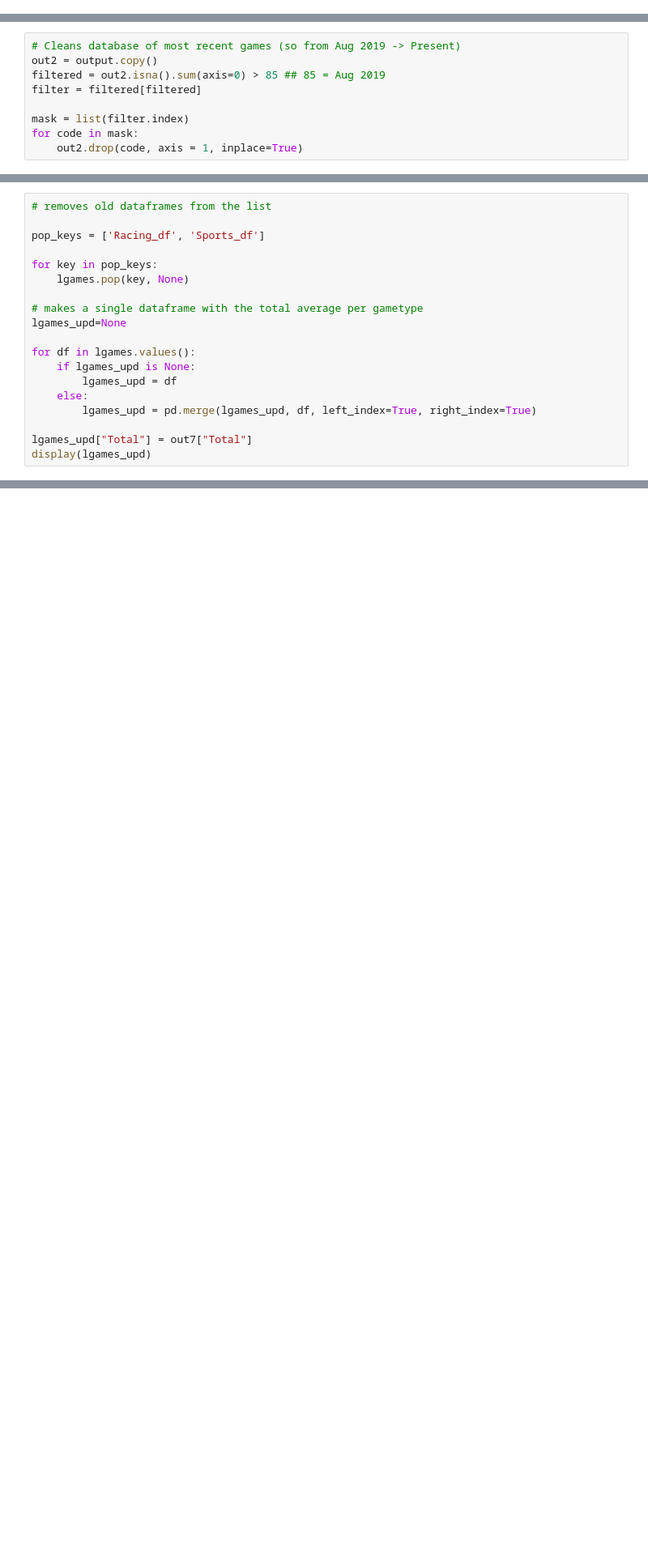
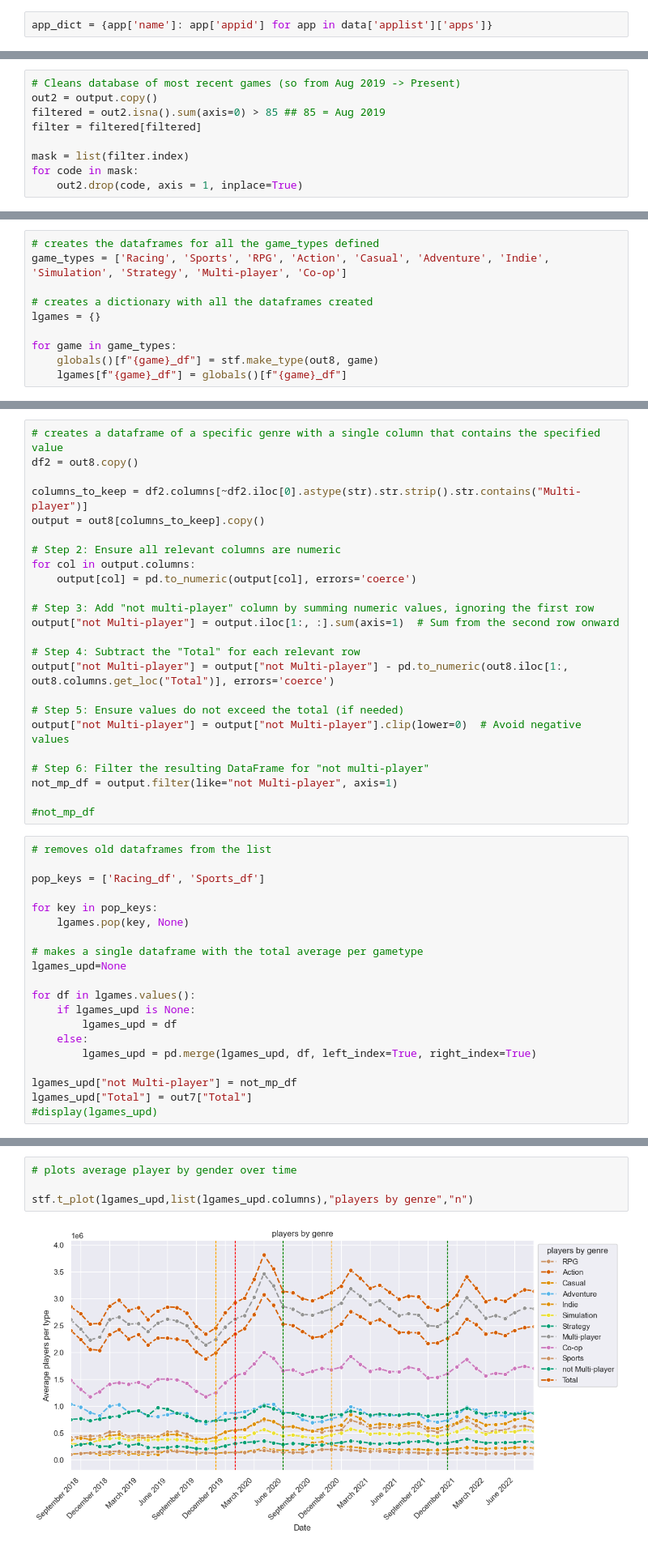
Before and after one commit to Pyros009/data-wrangling-project, a Jupyter notebook: Main.ipynb, the cells around one changed output, grey strips where cells are left out. Shown at 81% size. Cells and saved outputs as stored; diff of their text form; blank space fills up the shorter version.

```diff
--- a/Main.ipynb
+++ b/Main.ipynb
@@ -200,0 +35,2 @@ df2
+# %%
+app_dict = {app['name']: app['appid'] for app in data['applist']['apps']}
@@ -418,0 +237,10 @@ lgames["sports_df"]=sports_df
+# %%
+# creates the dataframes for all the game_types defined
+game_types = ['Racing', 'Sports', 'RPG', 'Action', 'Casual', 'Adventure', 'Indie', 'Simulation', 'Strategy', 'Multi-player', 'Co-op']
+
+# creates a dictionary with all the dataframes created
+lgames = {}
+
+for game in game_types:
+    globals()[f"{game}_df"] = stf.make_type(out8, game)
+    lgames[f"{game}_df"] = globals()[f"{game}_df"]
@@ -419,3 +273,27 @@ lgames["sports_df"]=sports_df
+# %%
+# creates a dataframe of a specific genre with a single column that contains the specified value
+df2 = out8.copy()
+
+columns_to_keep = df2.columns[~df2.iloc[0].astype(str).str.strip().str.contains("Multi-player")]
+output = out8[columns_to_keep].copy()
+
+# Step 2: Ensure all relevant columns are numeric
+for col in output.columns:
+    output[col] = pd.to_numeric(output[col], errors='coerce')
+
+# Step 3: Add "not multi-player" column by summing numeric values, ignoring the first row
+output["not Multi-player"] = output.iloc[1:, :].sum(axis=1)  # Sum from the second row onward
+
+# Step 4: Subtract the "Total" for each relevant row
+output["not Multi-player"] = output["not Multi-player"] - pd.to_numeric(out8.iloc[1:, out8.columns.get_loc("Total")], errors='coerce')
+
+# Step 5: Ensure values do not exceed the total (if needed)
+output["not Multi-player"] = output["not Multi-player"].clip(lower=0)  # Avoid negative values
+
+# Step 6: Filter the resulting DataFrame for "not multi-player"
+not_mp_df = output.filter(like="not Multi-player", axis=1)
+
+#not_mp_df
 # %%
 # removes old dataframes from the list
 
@@ -433,5 +311,6 @@ for df in lgames.values():
     else:
         lgames_upd = pd.merge(lgames_upd, df, left_index=True, right_index=True)
 
+lgames_upd["not Multi-player"] = not_mp_df
 lgames_upd["Total"] = out7["Total"]
-display(lgames_upd)
+#display(lgames_upd)
@@ -499,0 +317,6 @@ plt.ylabel('Average players per type')
+# %%
+# plots average player by gender over time
+
+stf.t_plot(lgames_upd,list(lgames_upd.columns),"players by genre","n")
+# %% [output]
+[figure, added]
```
Also changed, not shown: parts of 87 cells of this notebook, 13 other files.
